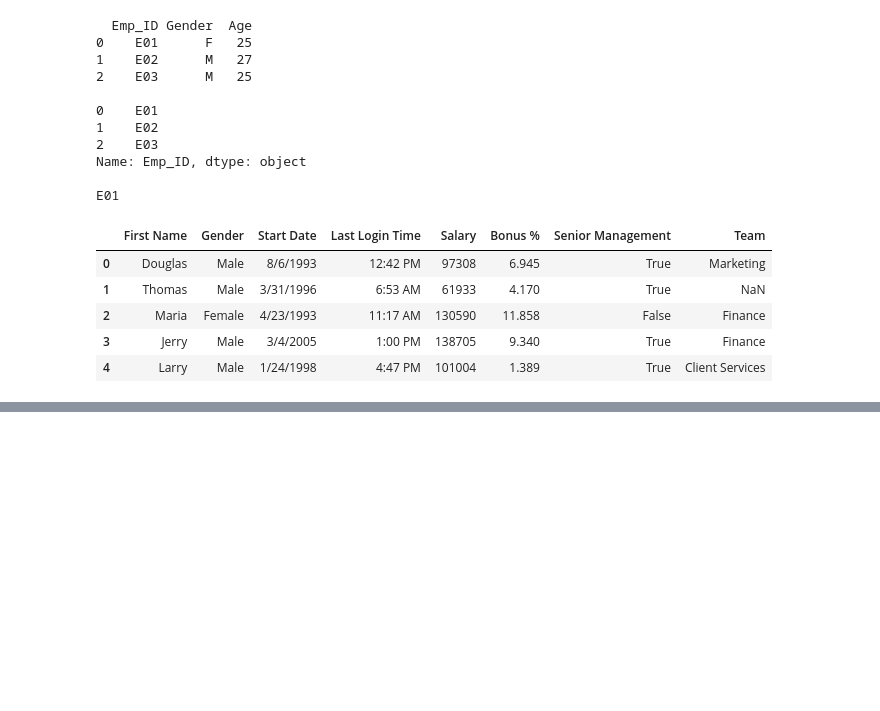
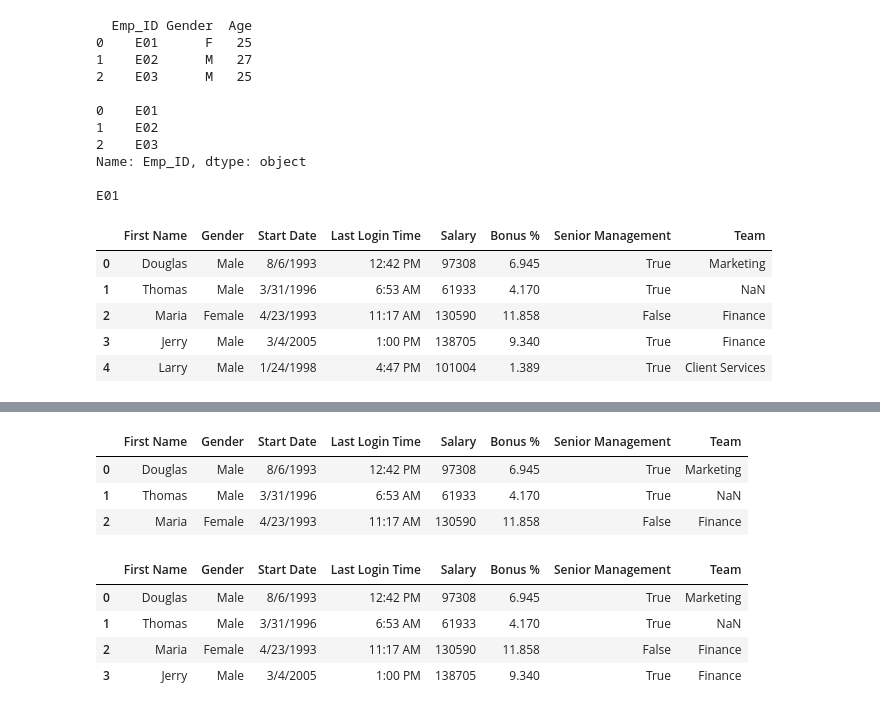
Before and after one commit to sai14karthik/ML, a Jupyter notebook: pandas/code.ipynb, the cells around one changed output, grey strips where cells are left out. Drawn from its saved outputs; the diff is of its cells as text; code cells hidden in the pictures; blank space fills up the shorter version.

```diff
--- a/pandas/code.ipynb
+++ b/pandas/code.ipynb
@@ -40,0 +214,15 @@ df.corr()
+# %%
+df[0:3]
+# %% [output]
+|  | First Name | Gender | Start Date | Last Login Time | Salary | Bonus % | Senior Management | Team |
+| 0 | Douglas | Male | 8/6/1993 | 12:42 PM | 97308 | 6.945 | True | Marketing |
+| 1 | Thomas | Male | 3/31/1996 | 6:53 AM | 61933 | 4.170 | True | NaN |
+| 2 | Maria | Female | 4/23/1993 | 11:17 AM | 130590 | 11.858 | False | Finance |
+# %%
+df.loc[0:3]
+# %% [output]
+|  | First Name | Gender | Start Date | Last Login Time | Salary | Bonus % | Senior Management | Team |
+| 0 | Douglas | Male | 8/6/1993 | 12:42 PM | 97308 | 6.945 | True | Marketing |
+| 1 | Thomas | Male | 3/31/1996 | 6:53 AM | 61933 | 4.170 | True | NaN |
+| 2 | Maria | Female | 4/23/1993 | 11:17 AM | 130590 | 11.858 | False | Finance |
+| 3 | Jerry | Male | 3/4/2005 | 1:00 PM | 138705 | 9.340 | True | Finance |
```
Also changed, not shown: parts of 35 cells of this notebook.
